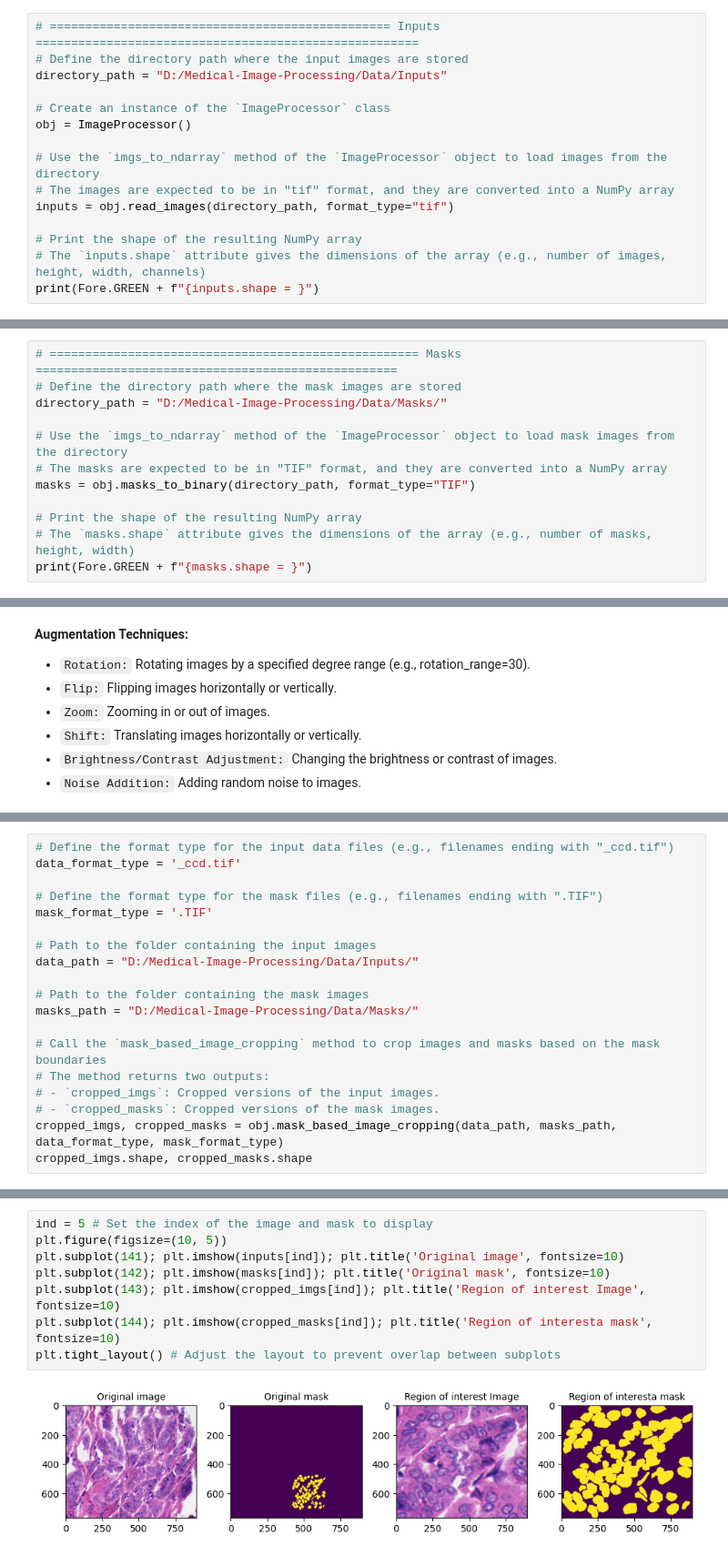
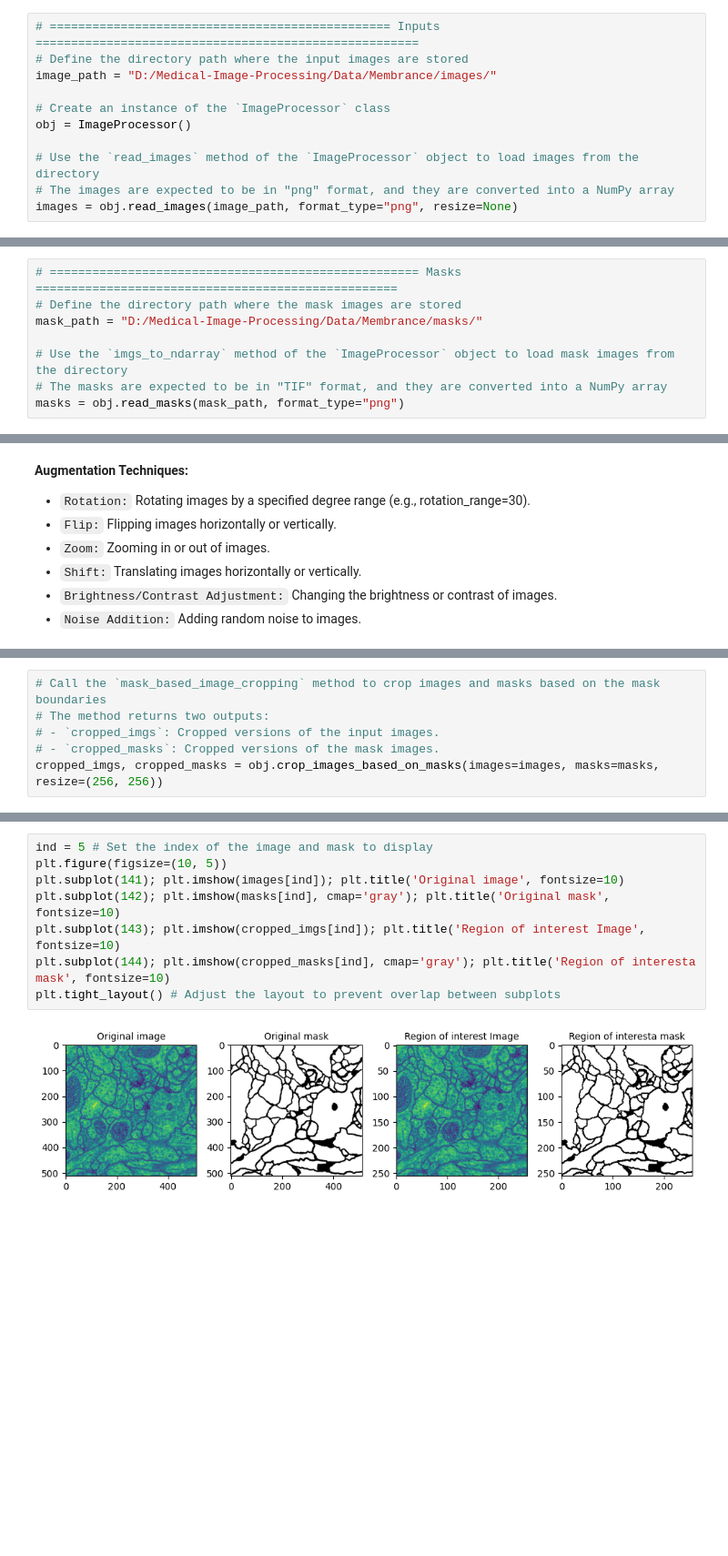
Before and after one commit to RezaSaadatyar/Medical-Image-Processing, a Jupyter notebook: Code/01_fundamental.ipynb, the cells around one changed output, grey strips where cells are left out. Shown at 91% size. Saved outputs shown, nothing was run; the diff lists cells and outputs as text; blank space fills up the shorter version.

```diff
--- a/Code/01_fundamental.ipynb
+++ b/Code/01_fundamental.ipynb
@@ -532,16 +618,12 @@ class ImageProcessor:
 # %%
 # ================================================ Inputs ======================================================
 # Define the directory path where the input images are stored
-directory_path = "D:/Medical-Image-Processing/Data/Inputs"
+image_path = "D:/Medical-Image-Processing/Data/Membrance/images/"
 
 # Create an instance of the `ImageProcessor` class
 obj = ImageProcessor()
 
-# Use the `imgs_to_ndarray` method of the `ImageProcessor` object to load images from the directory
-# The images are expected to be in "tif" format, and they are converted into a NumPy array
-inputs = obj.read_images(directory_path, format_type="tif")
-
-# Print the shape of the resulting NumPy array
-# The `inputs.shape` attribute gives the dimensions of the array (e.g., number of images, height, width, channels)
-print(Fore.GREEN + f"{inputs.shape = }")
+# Use the `read_images` method of the `ImageProcessor` object to load images from the directory
+# The images are expected to be in "png" format, and they are converted into a NumPy array
+images = obj.read_images(image_path, format_type="png", resize=None)
 # %% [output]
@@ -551,13 +633,9 @@ inputs.shape = (58, 768, 896, 3)
 # %%
 # ==================================================== Masks ===================================================
 # Define the directory path where the mask images are stored
-directory_path = "D:/Medical-Image-Processing/Data/Masks/"
+mask_path = "D:/Medical-Image-Processing/Data/Membrance/masks/"
 
 # Use the `imgs_to_ndarray` method of the `ImageProcessor` object to load mask images from the directory
 # The masks are expected to be in "TIF" format, and they are converted into a NumPy array
-masks = obj.masks_to_binary(directory_path, format_type="TIF")
-
-# Print the shape of the resulting NumPy array
-# The `masks.shape` attribute gives the dimensions of the array (e.g., number of masks, height, width)
-print(Fore.GREEN + f"{masks.shape = }")
+masks = obj.read_masks(mask_path, format_type="png")
 # %% [output]
@@ -642,22 +714,9 @@ Focus on regions of interest by removing irrelevant areas.<br/>
 ▪ Crop both the image and mask to the bounding box dimensions.<br/>
 ▪ Visualize the original and cropped images/masks for validation<br/>
 # %%
-# Define the format type for the input data files (e.g., filenames ending with "_ccd.tif")
-data_format_type = '_ccd.tif'
-
-# Define the format type for the mask files (e.g., filenames ending with ".TIF")
-mask_format_type = '.TIF'
-
-# Path to the folder containing the input images
-data_path = "D:/Medical-Image-Processing/Data/Inputs/"
-
-# Path to the folder containing the mask images
-masks_path = "D:/Medical-Image-Processing/Data/Masks/"
-
 # Call the `mask_based_image_cropping` method to crop images and masks based on the mask boundaries
 # The method returns two outputs:
 # - `cropped_imgs`: Cropped versions of the input images.
 # - `cropped_masks`: Cropped versions of the mask images.
-cropped_imgs, cropped_masks = obj.mask_based_image_cropping(data_path, masks_path, data_format_type, mask_format_type)
-cropped_imgs.shape, cropped_masks.shape
+cropped_imgs, cropped_masks = obj.crop_images_based_on_masks(images=images, masks=masks, resize=(256, 256))
 # %% [output]
@@ -665,10 +724,10 @@ cropped_imgs.shape, cropped_masks.shape
 # %%
 ind = 5 # Set the index of the image and mask to display
 plt.figure(figsize=(10, 5))
-plt.subplot(141); plt.imshow(inputs[ind]); plt.title('Original image', fontsize=10)
-plt.subplot(142); plt.imshow(masks[ind]); plt.title('Original mask', fontsize=10)
+plt.subplot(141); plt.imshow(images[ind]); plt.title('Original image', fontsize=10)
+plt.subplot(142); plt.imshow(masks[ind], cmap='gray'); plt.title('Original mask', fontsize=10)
 plt.subplot(143); plt.imshow(cropped_imgs[ind]); plt.title('Region of interest Image', fontsize=10)
-plt.subplot(144); plt.imshow(cropped_masks[ind]); plt.title('Region of interesta mask', fontsize=10)
+plt.subplot(144); plt.imshow(cropped_masks[ind], cmap='gray'); plt.title('Region of interesta mask', fontsize=10)
 plt.tight_layout() # Adjust the layout to prevent overlap between subplots
 # %% [output]
-[figure, old version]
+[figure, new version]
```
Also changed, not shown: parts of 18 cells of this notebook, 3 other files.
